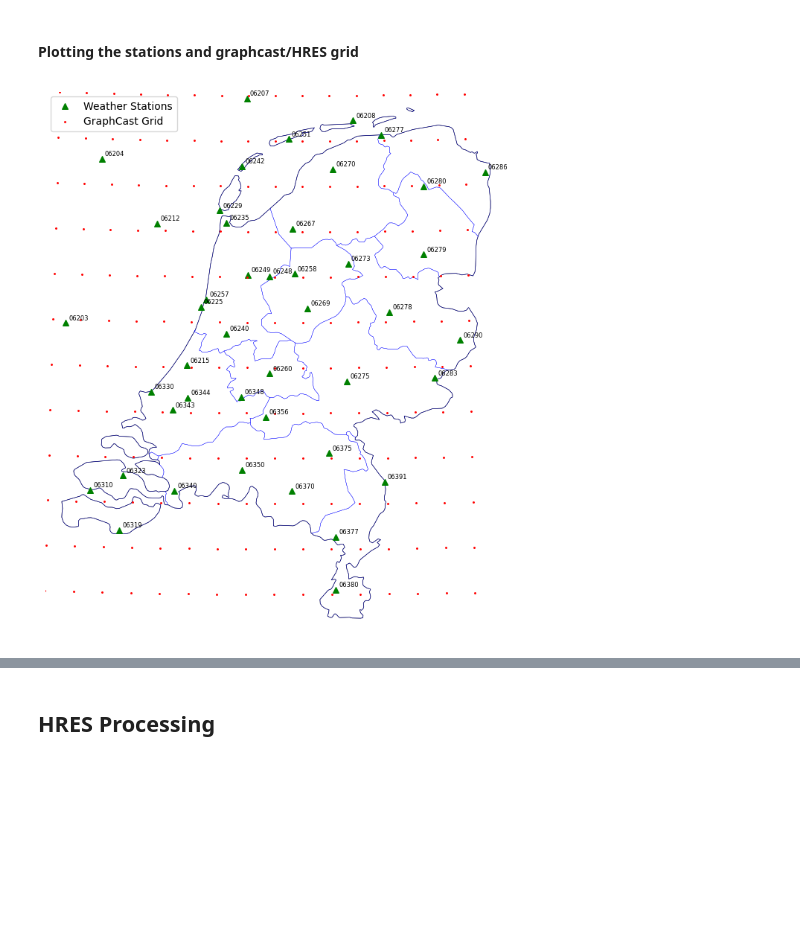
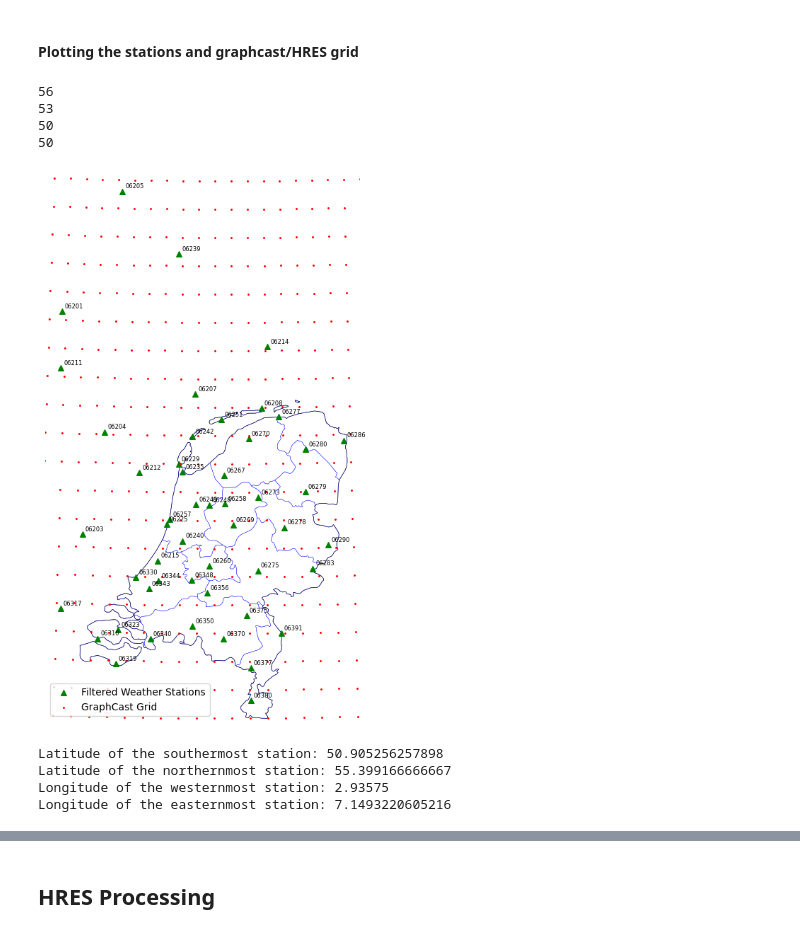
Before and after one commit to koenlode/Thesis, a Jupyter notebook: master_notebook.ipynb, the cells around one changed output, grey strips where cells are left out. Cells and saved outputs as stored; diff of their text form; code cells hidden in the pictures; blank space fills up the shorter version.

Commit message:
adjustments to station selection and plotting

```diff
--- a/master_notebook.ipynb
+++ b/master_notebook.ipynb
@@ -89,10 +89,12 @@ Data variables: (12/51)
 # %% [markdown]
 #### Plotting the stations and graphcast/HRES grid
 # %%
-# Ensure lat and lon are correctly extracted and have single values per station
-station_lats = ds['lat'].isel(time=0).values  # Assuming time doesn't affect lat/lon
-station_lons = ds['lon'].isel(time=0).values  # Select first time step to ensure scalars
+# Assuming `ds` is your dataset containing lat/lon information
+station_lats = ds['lat'].isel(time=100).values  # Assuming time doesn't affect lat/lon
+station_lons = ds['lon'].isel(time=100).values  # Select first time step to ensure scalars
 station_names = ds['station'].values  # Station identifiers
+
+print(len(station_lats))
 
 # Remove any stations where lat or lon is NaN
 valid_mask = ~np.isnan(station_lats) & ~np.isnan(station_lons)
@@ -100,20 +102,41 @@ station_lats = station_lats[valid_mask]
 station_lons = station_lons[valid_mask]
 station_names = station_names[valid_mask]
 
-# Create a GeoDataFrame with the station locations
+print(len(station_lats))
+
+# Define the latitude and longitude boundaries
+lat_min = 40  # Southern boundary
+lat_max = 70  # Northern boundary
+lon_min = -5   # Western boundary (includes North Sea offshore locations)
+lon_max = 16   # Eastern boundary
+
+# Filter the stations based on the lat/lon boundaries
+valid_bounds_mask = (
+    (station_lats >= lat_min) & (station_lats <= lat_max) &
+    (station_lons >= lon_min) & (station_lons <= lon_max)
+)
+station_lats = station_lats[valid_bounds_mask]
+station_lons = station_lons[valid_bounds_mask]
+station_names = station_names[valid_bounds_mask]
+
+print(len(station_lats))
+
+# Create a GeoDataFrame with the filtered station locations
 gdf_stations = gpd.GeoDataFrame(
     {'Station': station_names},
     geometry=[Point(lon, lat) for lon, lat in zip(station_lons, station_lats)],
     crs="EPSG:4326"  # Initial projection is WGS84
 )
 
+print(len(gdf_stations))
+
 # Load the shapefile for country boundaries and reproject to EPSG:28992
-world = gpd.read_file("/home/koenr/thesis_code/Graphcast/ne_10m_admin_0_countries/ne_10m_admin_0_countries.shp")
+world = gpd.read_file("/home/koenr/thesis_code/ne_10m_admin_0_countries/ne_10m_admin_0_countries.shp")
 netherlands = world[(world.SOVEREIGNT == "Netherlands") & (world.CONTINENT == "Europe")]
 netherlands = netherlands.to_crs(epsg=28992)
 
 # Load the shapefile for provinces and reproject to EPSG:28992
-provinces = gpd.read_file("/home/koenr/thesis_code/Graphcast/ne_10m_admin_1_states_provinces/ne_10m_admin_1_states_provinces.shp")
+provinces = gpd.read_file("/home/koenr/thesis_code/ne_10m_admin_1_states_provinces/ne_10m_admin_1_states_provinces.shp")
 provinces = provinces.to_crs(epsg=28992)
 
 # Filter for the Netherlands using the 'ADM1_CODE' that starts with 'NLD'
@@ -121,14 +144,11 @@ netherlands_provinces = provinces[
     provinces['adm1_code'].str.startswith('NLD') &
     (provinces['geometry'].centroid.y > 300000) &  # Adjusted latitude filter for EPSG:28992
     (provinces['geometry'].centroid.y < 620000) &  # Upper latitude bound
-    (provinces['geometry'].centroid.x > -100000) &   # Adjusted longitude filter for EPSG:28992
-    (provinces['geometry'].centroid.x < 300000)     # Upper longitude bound
+    (provinces['geometry'].centroid.x > -100000) &  # Adjusted longitude filter for EPSG:28992
+    (provinces['geometry'].centroid.x < 300000)  # Upper longitude bound
 ]
 
 # Create grid points at 0.25 degree intervals in WGS84
-lat_min, lat_max = gdf_stations['geometry'].y.min(), gdf_stations['geometry'].y.max()
-lon_min, lon_max = gdf_stations['geometry'].x.min(), gdf_stations['geometry'].x.max()
-
 lat_points = np.arange(lat_min, lat_max, 0.25)
 lon_points = np.arange(lon_min, lon_max, 0.25)
 grid_points = np.array(np.meshgrid(lon_points, lat_points)).T.reshape(-1, 2)
@@ -142,43 +162,57 @@ gdf_grid = gpd.GeoDataFrame(
 # Reproject the grid points to the Netherlands-specific projection (EPSG:28992)
 gdf_grid = gdf_grid.to_crs(epsg=28992)
 
-# Reproject the stations to the Netherlands-specific projection (EPSG:28992)
+# Reproject the filtered stations to the Netherlands-specific projection (EPSG:28992)
 gdf_stations = gdf_stations.to_crs(epsg=28992)
 
 # Plot the Netherlands with province boundaries
 fig, ax = plt.subplots(figsize=(8, 10))
 
 # Plot the Netherlands country boundary
 netherlands.plot(ax=ax, color='white', edgecolor='black', linewidth=0.5)
 
 # Plot the Netherlands provinces boundaries
 netherlands_provinces.plot(ax=ax, color='none', edgecolor='blue', linewidth=0.25)
 
-# Plot the weather station locations
-gdf_stations.plot(ax=ax, color='green', marker='^', markersize=30, label='Weather Stations')
+# Plot the filtered weather station locations
+gdf_stations.plot(ax=ax, color='green', marker='^', markersize=30, label='Filtered Weather Stations')
 
 # Plot the grid points
 gdf_grid.plot(ax=ax, color='red', marker='.', markersize=5, label='GraphCast Grid')
 
 # Annotate the weather stations (optional)
 for idx, row in gdf_stations.iterrows():
     ax.annotate(row["Station"], xy=(row.geometry.x, row.geometry.y),
                 xytext=(3, 3), textcoords="offset points", fontsize=6)
 
 # Set limits based on the exact extent of the Netherlands provinces, with some padding
-padding = 10000  # Meter padding around the extents (since EPSG:28992 is in meters)
-bounds = netherlands_provinces.total_bounds
+padding = 15000  # Meter padding around the extents (since EPSG:28992 is in meters)
+bounds = gdf_stations.total_bounds
 ax.set_xlim(bounds[0] - padding, bounds[2] + padding)
-ax.set_ylim(bounds[1] - padding, bounds[3] + padding)
+ax.set_ylim(bounds[1] - padding - 5000, bounds[3] + padding)
 
 # Remove axes for a cleaner look
 ax.set_axis_off()
 
 plt.legend()
-# plt.savefig('SYNOP_stations_with_grid.png')
+# plt.savefig('Filtered_SYNOP_stations_with_grid_offshore.png')
 plt.show()
 # %% [output]
+56
+53
+50
+50
-[figure, old version]
+[figure, new version]
+# %%
+print(f"Latitude of the southermost station: {station_lats.min()}")
+print(f"Latitude of the northernmost station: {station_lats.max()}")
+print(f"Longitude of the westernmost station: {station_lons.min()}")
+print(f"Longitude of the easternmost station: {station_lons.max()}")
+# %% [output]
+Latitude of the southermost station: 50.905256257898
+Latitude of the northernmost station: 55.399166666667
+Longitude of the westernmost station: 2.93575
+Longitude of the easternmost station: 7.1493220605216
 # %%
 # Function to convert wind speed and direction into u and v components
 def wind_components(speed, direction):
```
Also changed, not shown: parts of 12 cells of this notebook, 1 other file.
